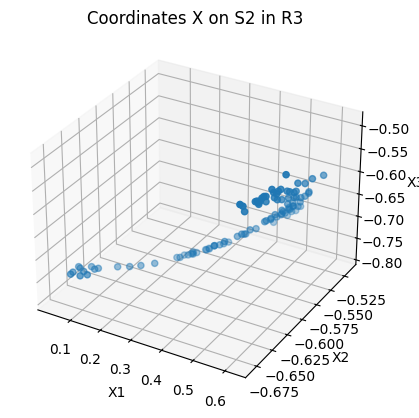
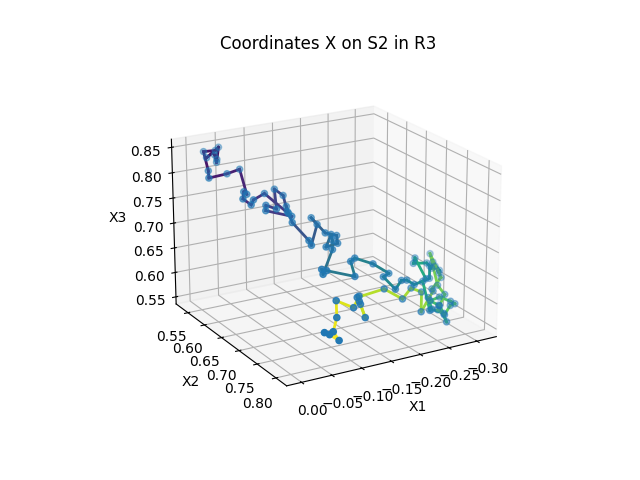
Unified diff of the notebook cell whose output changed from the first chart to the second:
--- before
+++ after
@@ -1,12 +1,21 @@
-import matplotlib.pyplot as plt
-
 fig = plt.figure()
 ax = fig.add_subplot(111, projection='3d')
+pts = np.column_stack((X[:, 0], X[:, 2], X[:, 1]))
+cmap = plt.cm.viridis
+norm = plt.Normalize(0, len(pts) - 2)
 
-ax.scatter(X[:, 2], X[:, 1], X[:, 0], s=20)
+for i in range(len(pts) - 1):
+    ax.plot(
+        pts[i:i+2, 0],
+        pts[i:i+2, 1],
+        pts[i:i+2, 2],
+        color=cmap(norm(i)),
+        linewidth=2,
+    )
+ax.scatter(X[:, 0], X[:, 2], X[:, 1], s=20)
 ax.set_xlabel('X1')
 ax.set_ylabel('X2')
 ax.set_zlabel('X3')
 ax.set_title('Coordinates X on S2 in R3')
+ax.view_init(elev=20, azim=60)
 plt.show()
-plt.plot(Y[:,1])

Commit: Continuing Task 2